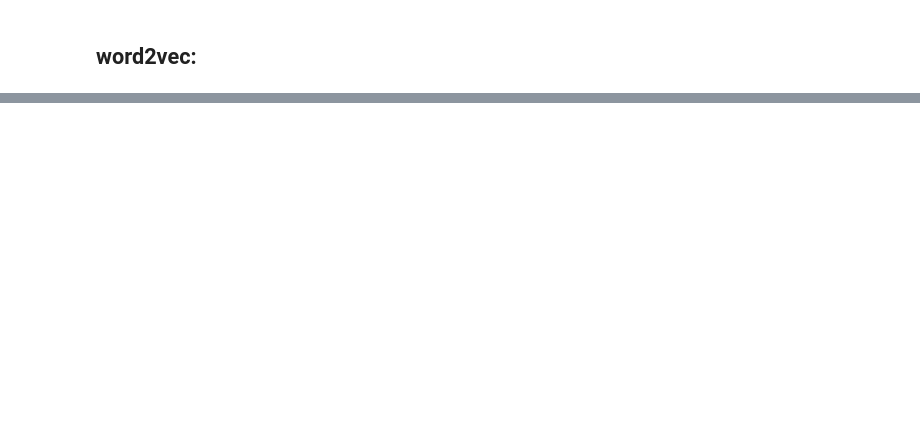
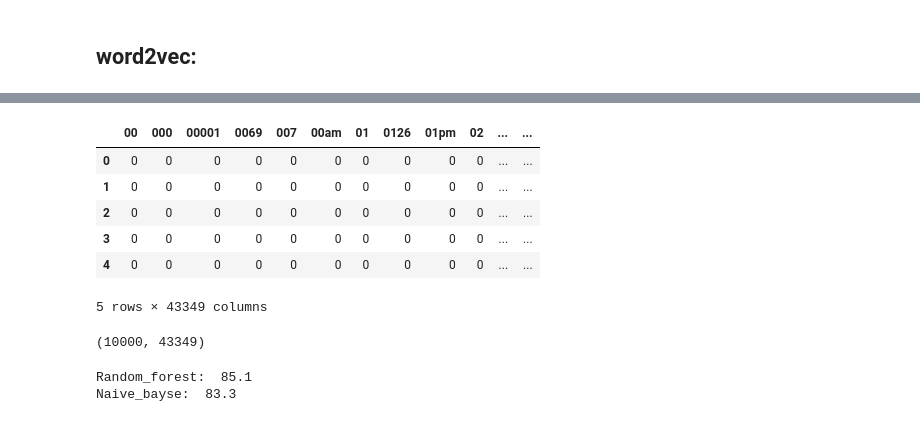
Before and after one commit to toqeeryasir/NLP, a Jupyter notebook: text_classification/text_classification_practice.ipynb, the cells around one changed output, grey strips where cells are left out. Saved outputs shown, nothing was run; the diff lists cells and outputs as text; code cells hidden in the pictures; blank space fills up the shorter version.

```diff
--- a/text_classification/text_classification_practice.ipynb
+++ b/text_classification/text_classification_practice.ipynb
@@ -52,5 +54,13 @@ import spacy
 nlp = spacy.load("en_core_web_sm", disable=["parser", "ner"])
 # %%
 def text_preprocessing(text):
-    return [[token.lemma_ for token in doc if not token.is_punct and not token.is_stop] for doc in tqdm(nlp.pipe(text.astype(str).str.lower().str.strip().tolist(), batch_size=1000), total= len(text))]
+    return [
+        [token.lemma_ for token in doc if not token.is_punct and not token.is_stop]
+        for doc in tqdm(
+            nlp.pipe(
+                text.astype(str).str.lower().str.strip().tolist(), batch_size=1000
+            ),
+            total=len(text),
+        )
+    ]
 # %%
@@ -235,0 +236,3 @@ Naive_bayse:  84.45
+# %%
+cv = CountVectorizer()
+vectors_bow = cv.fit_transform(tokens_strings)
@@ -235,0 +259,16 @@ Naive_bayse:  84.45
+# %%
+df_bow = pd.DataFrame.sparse.from_spmatrix(vectors_bow, columns=cv.get_feature_names_out())
+# %%
+df_bow.head()
+# %% [output]
+|  | 00 | 000 | 00001 | 0069 | 007 | 00am | 01 | 0126 | 01pm | 02 | ... | ... |
+| 0 | 0 | 0 | 0 | 0 | 0 | 0 | 0 | 0 | 0 | 0 | ... | ... |
+| 1 | 0 | 0 | 0 | 0 | 0 | 0 | 0 | 0 | 0 | 0 | ... | ... |
+| 2 | 0 | 0 | 0 | 0 | 0 | 0 | 0 | 0 | 0 | 0 | ... | ... |
+| 3 | 0 | 0 | 0 | 0 | 0 | 0 | 0 | 0 | 0 | 0 | ... | ... |
+| 4 | 0 | 0 | 0 | 0 | 0 | 0 | 0 | 0 | 0 | 0 | ... | ... |
+5 rows × 43349 columns
+# %%
+df_bow.shape
+# %% [output]
+(10000, 43349)
@@ -235,0 +285,6 @@ Naive_bayse:  84.45
+# %%
+print("Random_forest: ", accuracy_score(y_test, y_pred1) * 100)
+print("Naive_bayse: ", accuracy_score(y_test, y_pred2) * 100)
+# %% [output]
+Random_forest:  85.1
+Naive_bayse:  83.3
```
Also changed, not shown: parts of 41 cells of this notebook.
